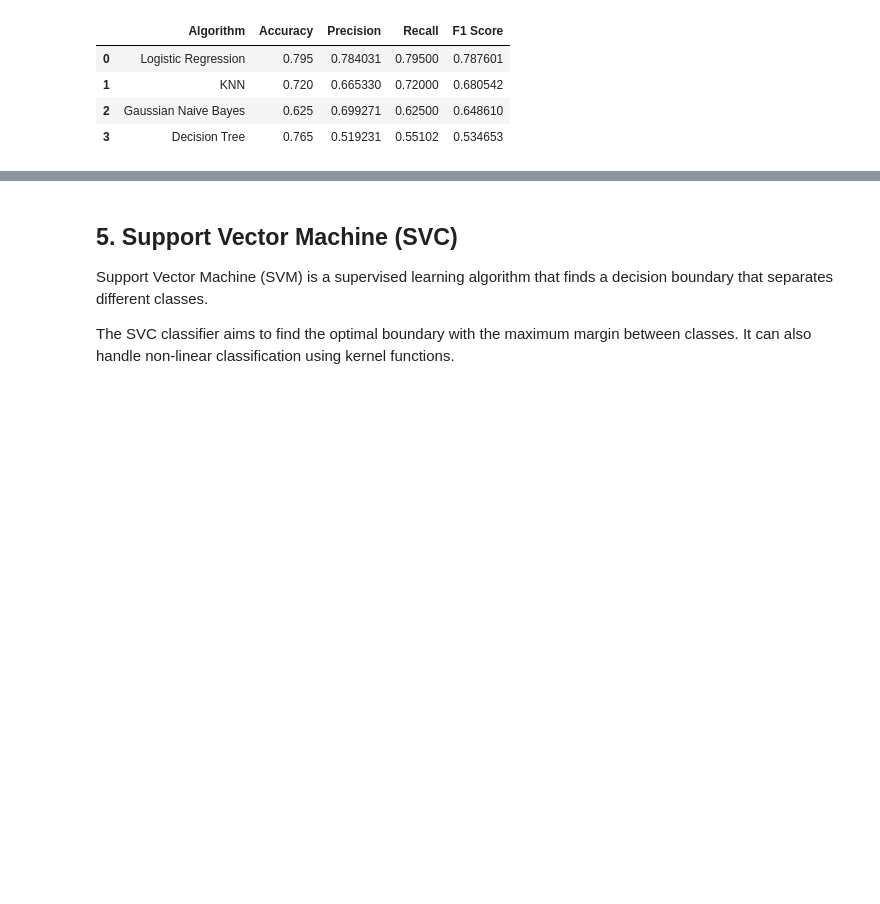
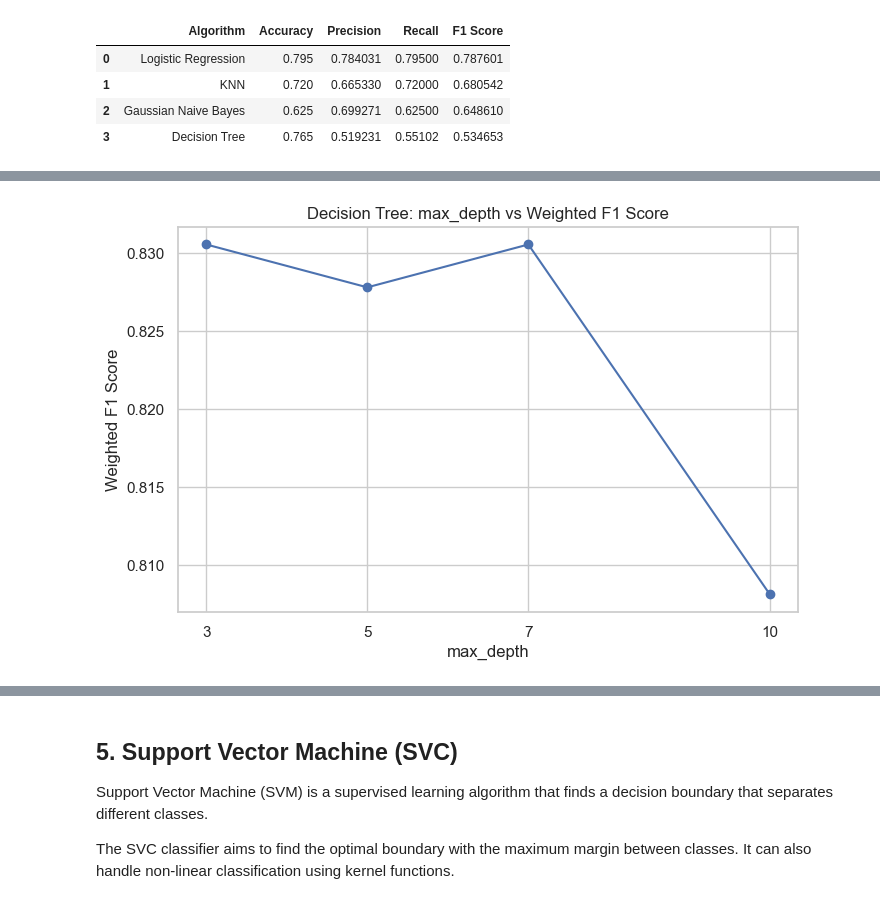
Before and after one commit to TejhashwiniCB/23CSE301-ML-Capstone, a Jupyter notebook: notebooks/classification.ipynb, the cells around one changed output, grey strips where cells are left out. Saved outputs shown, nothing was run; the diff lists cells and outputs as text; code cells hidden in the pictures; blank space fills up the shorter version.

```diff
--- a/notebooks/classification.ipynb
+++ b/notebooks/classification.ipynb
@@ -1315,0 +1581,19 @@ pd.DataFrame(classification_results)
+# %%
+# FI Plot
+
+plt.figure(figsize=(8, 5))
+
+plt.plot(
+    dt_tuning_df["max_depth"],
+    dt_tuning_df["F1 Score"],
+    marker="o"
+)
+
+plt.xlabel("max_depth")
+plt.ylabel("Weighted F1 Score")
+plt.title("Decision Tree: max_depth vs Weighted F1 Score")
+plt.xticks(depth_values)
+plt.grid(True)
+plt.show()
+# %% [output]
+[figure, added]
```
Also changed, not shown: parts of 24 cells of this notebook.
